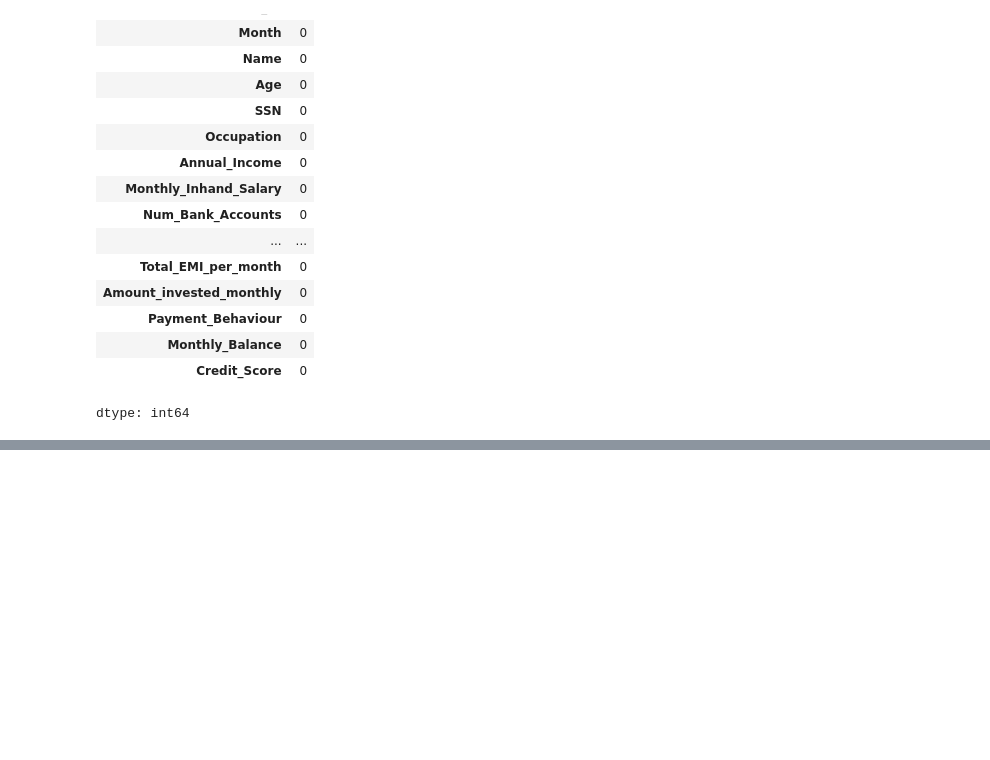
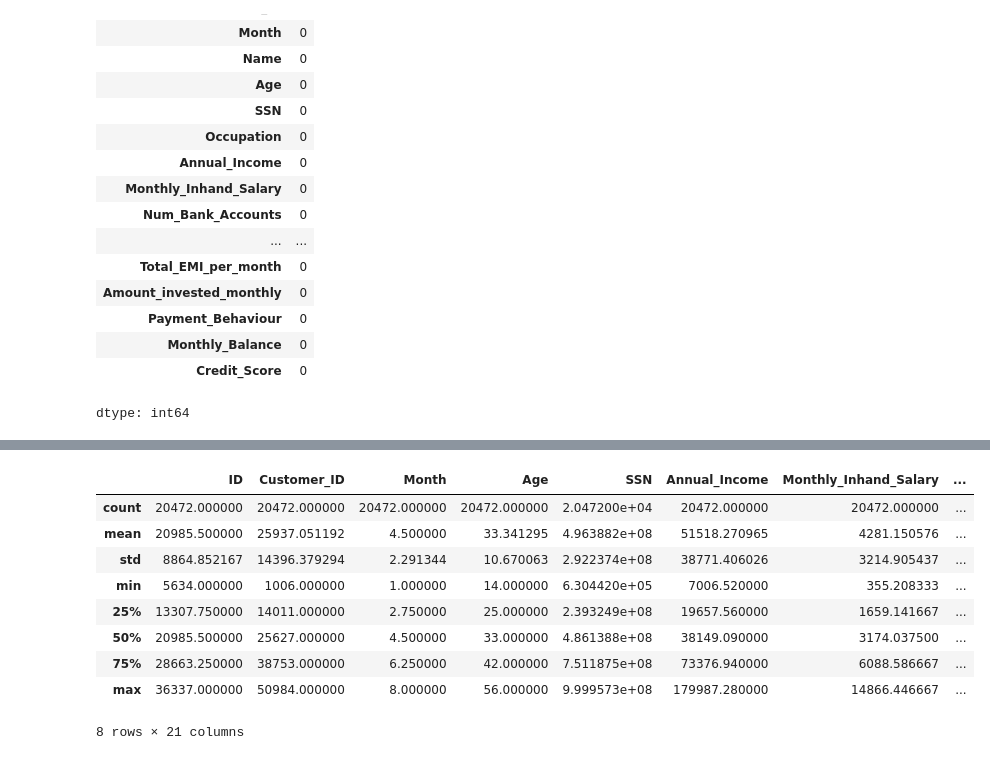
Before and after one commit to thisisanuragn/ANURAG-N, a Jupyter notebook: AnuragN.ipynb, the cells around one changed output, grey strips where cells are left out. Drawn from its saved outputs; the diff is of its cells as text; code cells hidden in the pictures; blank space fills up the shorter version.

```diff
--- a/AnuragN.ipynb
+++ b/AnuragN.ipynb
@@ -101,3 +69,16 @@ plt.show()
+# %%
+data.describe()
+# %% [output]
+|  | ID | Customer_ID | Month | Age | SSN | Annual_Income | Monthly_Inhand_Salary | ... |
+| count | 20472.000000 | 20472.000000 | 20472.000000 | 20472.000000 | 2.047200e+04 | 20472.000000 | 20472.000000 | ... |
+| mean | 20985.500000 | 25937.051192 | 4.500000 | 33.341295 | 4.963882e+08 | 51518.270965 | 4281.150576 | ... |
+| std | 8864.852167 | 14396.379294 | 2.291344 | 10.670063 | 2.922374e+08 | 38771.406026 | 3214.905437 | ... |
+| min | 5634.000000 | 1006.000000 | 1.000000 | 14.000000 | 6.304420e+05 | 7006.520000 | 355.208333 | ... |
+| 25% | 13307.750000 | 14011.000000 | 2.750000 | 25.000000 | 2.393249e+08 | 19657.560000 | 1659.141667 | ... |
+| 50% | 20985.500000 | 25627.000000 | 4.500000 | 33.000000 | 4.861388e+08 | 38149.090000 | 3174.037500 | ... |
+| 75% | 28663.250000 | 38753.000000 | 6.250000 | 42.000000 | 7.511875e+08 | 73376.940000 | 6088.586667 | ... |
+| max | 36337.000000 | 50984.000000 | 8.000000 | 56.000000 | 9.999573e+08 | 179987.280000 | 14866.446667 | ... |
+8 rows × 21 columns
 # %%
 data.columns
 # %% [output]
```
Also changed, not shown: parts of 22 cells of this notebook.
